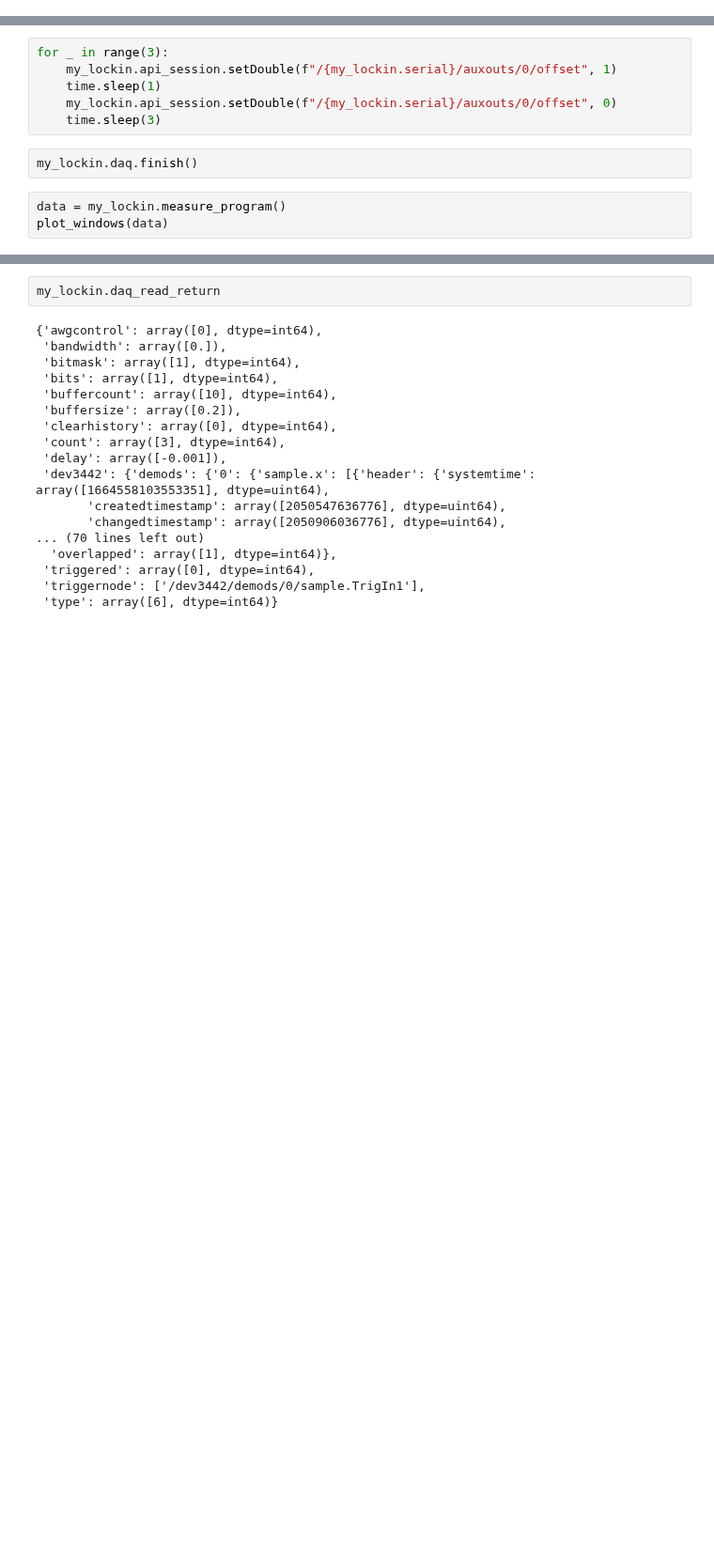
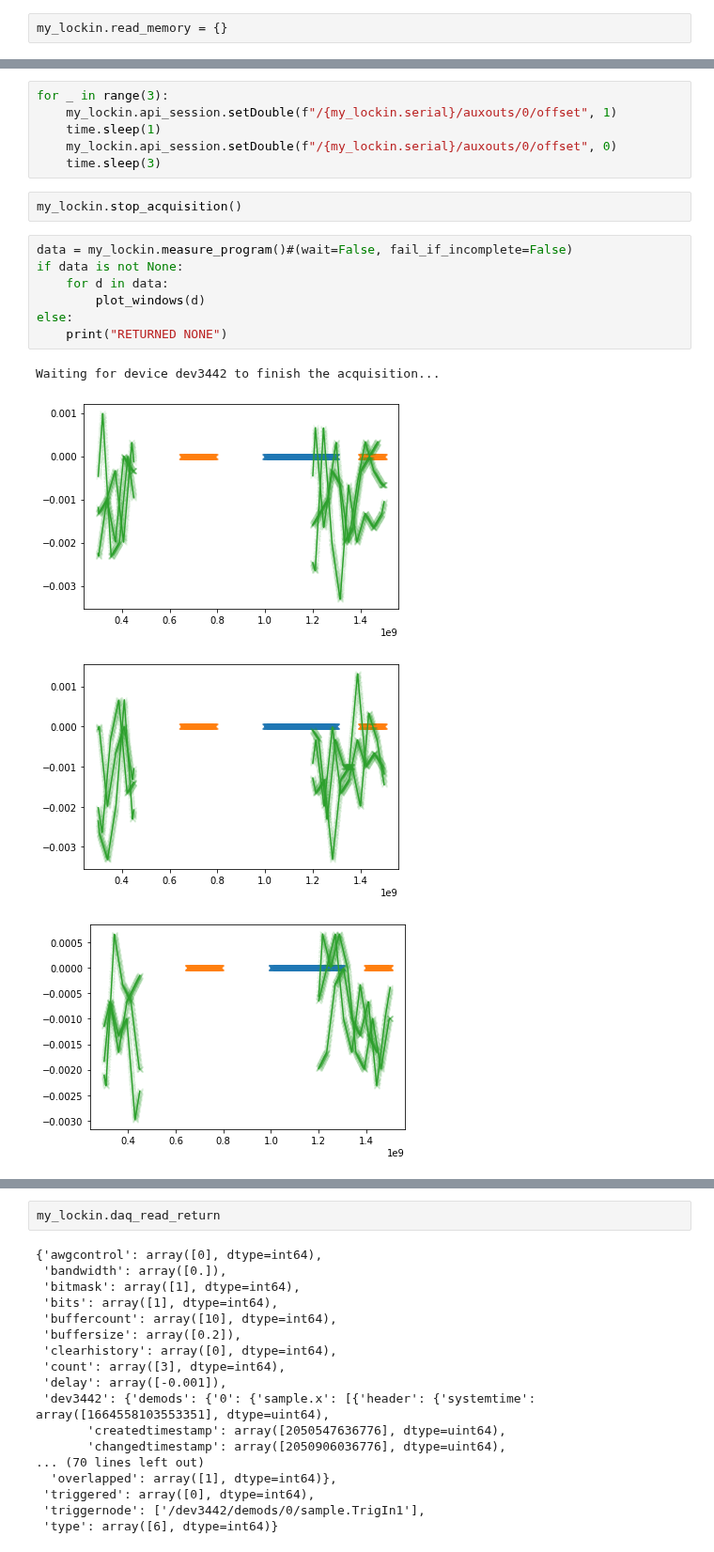
Before and after one commit to qutech/qupulse, a Jupyter notebook: qupulse/examples/zurich_instruments_lockin_mfli_daq.ipynb, the cells around one changed output, grey strips where cells are left out. Shown at 94% size. Drawn from its saved outputs; the diff is of its cells as text; blank space fills up the shorter version.

```diff
--- a/qupulse/examples/zurich_instruments_lockin_mfli_daq.ipynb
+++ b/qupulse/examples/zurich_instruments_lockin_mfli_daq.ipynb
@@ -212,6 +223,8 @@ my_lockin.programs
   'all_channels': {'auxins/0/sample.auxin0.avg',
    'demods/0/sample.r',
    'demods/0/sample.x'}}}
+# %%
+my_lockin.read_memory = {}
 # %%
 setup.run_program("test")
 # %% [output]
@@ -236,7 +244,16 @@ for _ in range(3):
     my_lockin.api_session.setDouble(f"/{my_lockin.serial}/auxouts/0/offset", 0)
     time.sleep(3)
 # %%
-my_lockin.daq.finish()
+my_lockin.stop_acquisition()
 # %%
-data = my_lockin.measure_program()
-plot_windows(data)
+data = my_lockin.measure_program()#(wait=False, fail_if_incomplete=False)
+if data is not None:
+    for d in data:
+        plot_windows(d)
+else:
+    print("RETURNED NONE")
+# %% [output]
+Waiting for device dev3442 to finish the acquisition...
+[figure, added]
+[figure, added]
+[figure, added]
```
Also changed, not shown: parts of 12 cells of this notebook, 1 other file.
